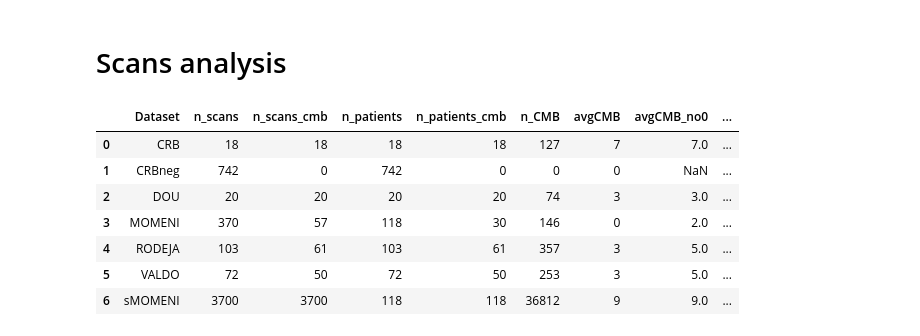
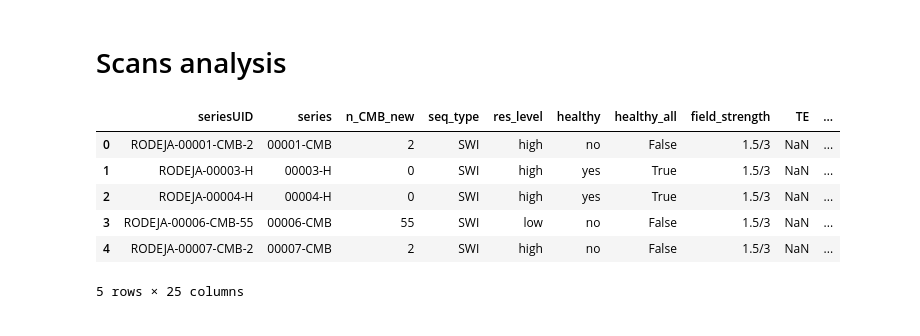
Before and after one commit to jorgedelpozolerida/MicrobleedNet, a Jupyter notebook: notebooks/analysis/CMB_overview.ipynb, the cells around one changed output. Cells and saved outputs as stored; diff of their text form; code cells hidden in the pictures.

```diff
--- a/notebooks/analysis/CMB_overview.ipynb
+++ b/notebooks/analysis/CMB_overview.ipynb
@@ -132,41 +195,12 @@ array(['high', 'low'], dtype=object)
 # %% [markdown]
 # Scans analysis
-# %%
-grouped = all_scans.groupby(['Dataset']).agg(
-    n_scans=pd.NamedAgg(column='seriesUID', aggfunc='nunique'),
-    n_scans_cmb=pd.NamedAgg(column='seriesUID', aggfunc=lambda x: x[all_scans['healthy'] == 'no'].nunique()),
-    n_patients=pd.NamedAgg(column='patientUID', aggfunc=lambda x: x.nunique()),
-    n_patients_cmb=pd.NamedAgg(column='patientUID', aggfunc=lambda x: x[all_scans['healthy'] == 'no'].nunique()),
-    n_CMB=pd.NamedAgg(column='n_CMB_new', aggfunc='sum'),
-    avgCMB=pd.NamedAgg(column='n_CMB_new', aggfunc=lambda x: x.mean().astype(int)),
-    avgCMB_no0=pd.NamedAgg(column='n_CMB_new', aggfunc=lambda x: (mean := x[all_scans.loc[x.index, 'healthy'] == 'no'].mean(), int(mean) if pd.notna(mean) else None)[1]),
-    perc_patients_low_cmb=pd.NamedAgg(column='CMB_level', aggfunc=lambda x: round(100*((x == 'low').sum()/len(x)))),
-    perc_scans_low_res=pd.NamedAgg(column='res_level', aggfunc=lambda x: round(100*((x == 'low').sum()/len(x))))
-).reset_index()
-
-grouped
-# # Calculate totals for all studies combined
-# totals = all_studies.agg(
-#     n_patients=('patientUID', 'nunique'),
-#     n_patients_cmb=('patientUID', lambda x: x[all_studies['healthy'] == 'no'].nunique()),
-#     n_patients_h=('patientUID', lambda x: x[all_studies['healthy'] == 'yes'].nunique()),
-#     n_series=('seriesUID', 'nunique'),
-#     n_series_cmb=('seriesUID', lambda x: x[all_studies['healthy'] == 'no'].nunique()),
-#     n_series_h=('seriesUID', lambda x: x[all_studies['healthy'] == 'yes'].nunique()),
-#     n_CMB=('n_CMB_new', 'sum')
-# )
-
-# # Append totals to the grouped data
-# totals['Dataset'] = 'Total'
-# totals['seq_type'] = '-'
-# totals_df = pd.DataFrame([totals], columns=grouped.columns)  # Ensure matching columns
-# summary = pd.concat([grouped, totals_df], ignore_index=True)
-# %% [output]
-|  | Dataset | n_scans | n_scans_cmb | n_patients | n_patients_cmb | n_CMB | avgCMB | avgCMB_no0 | ... |
-| 0 | CRB | 18 | 18 | 18 | 18 | 127 | 7 | 7.0 | ... |
-| 1 | CRBneg | 742 | 0 | 742 | 0 | 0 | 0 | NaN | ... |
-| 2 | DOU | 20 | 20 | 20 | 20 | 74 | 3 | 3.0 | ... |
-| 3 | MOMENI | 370 | 57 | 118 | 30 | 146 | 0 | 2.0 | ... |
-| 4 | RODEJA | 103 | 61 | 103 | 61 | 357 | 3 | 5.0 | ... |
-| 5 | VALDO | 72 | 50 | 72 | 50 | 253 | 3 | 5.0 | ... |
-| 6 | sMOMENI | 3700 | 3700 | 118 | 118 | 36812 | 9 | 9.0 | ... |
+# %%
+all_scans.head()
+# %% [output]
+|  | seriesUID | series | n_CMB_new | seq_type | res_level | healthy | healthy_all | field_strength | TE | ... |
+| 0 | RODEJA-00001-CMB-2 | 00001-CMB | 2 | SWI | high | no | False | 1.5/3 | NaN | ... |
+| 1 | RODEJA-00003-H | 00003-H | 0 | SWI | high | yes | True | 1.5/3 | NaN | ... |
+| 2 | RODEJA-00004-H | 00004-H | 0 | SWI | high | yes | True | 1.5/3 | NaN | ... |
+| 3 | RODEJA-00006-CMB-55 | 00006-CMB | 55 | SWI | low | no | False | 1.5/3 | NaN | ... |
+| 4 | RODEJA-00007-CMB-2 | 00007-CMB | 2 | SWI | high | no | False | 1.5/3 | NaN | ... |
+5 rows × 25 columns
```
Also changed, not shown: parts of 21 cells of this notebook, 27 other files.
